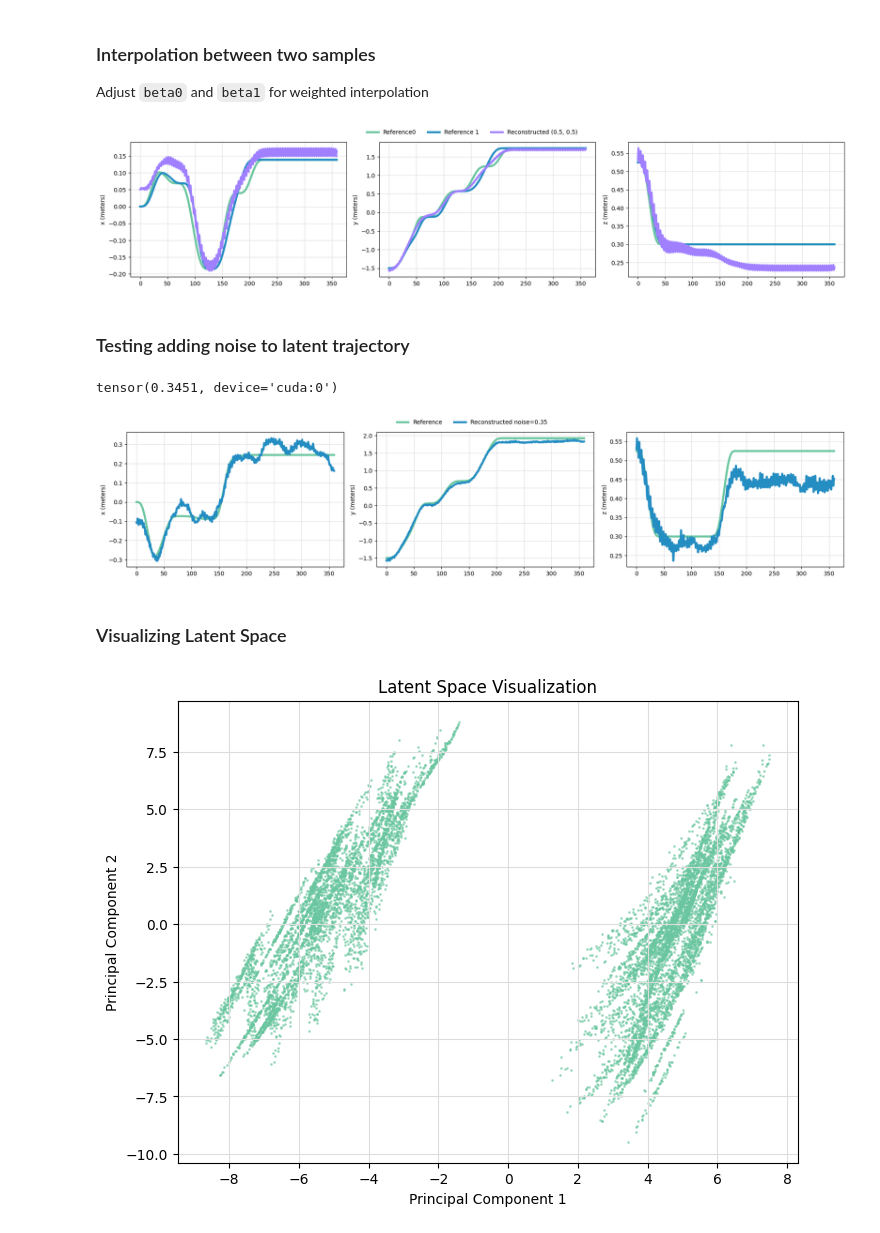
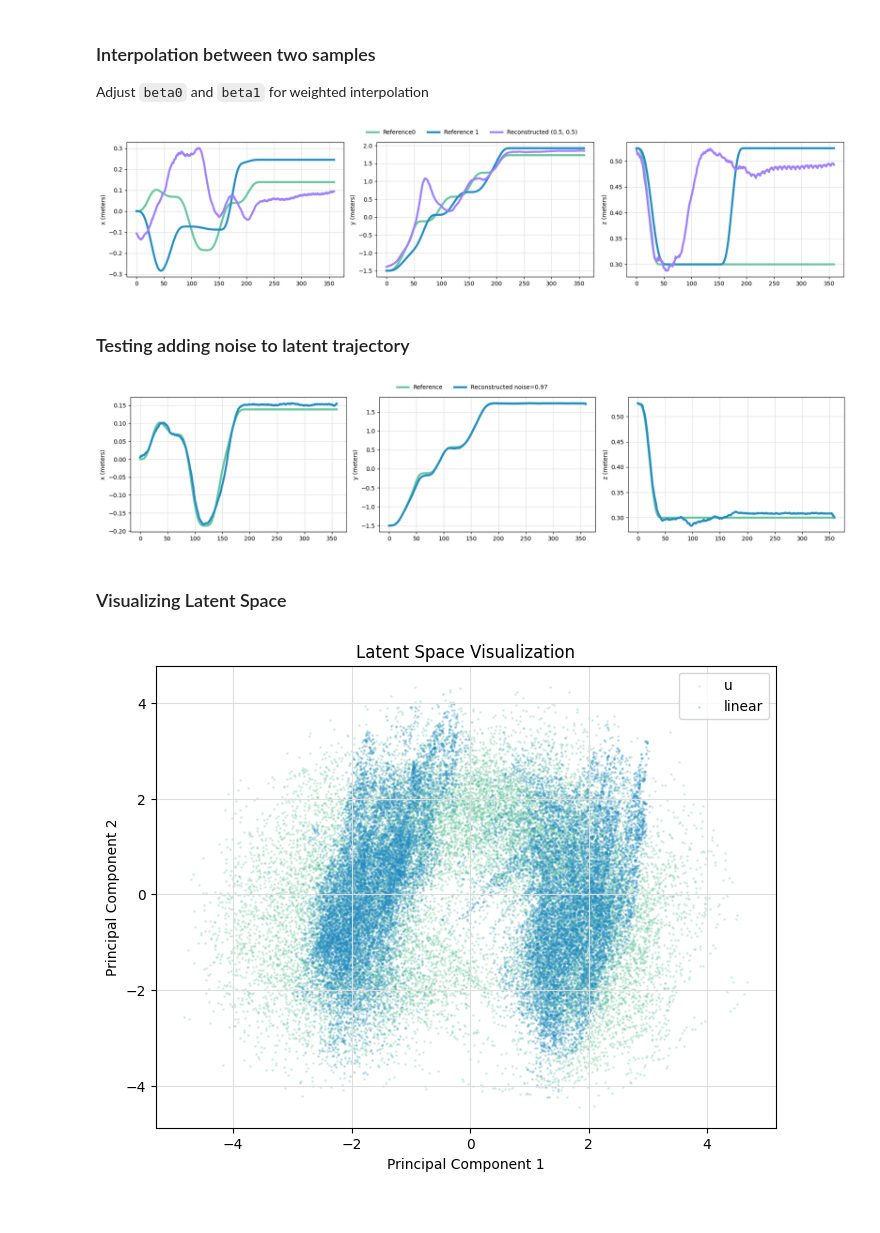
Before and after one commit to sparthaje/quadrotor-diffusion, a Jupyter notebook: notebooks/vae.ipynb, the cells around one changed output. Drawn from its saved outputs; the diff is of its cells as text; code cells hidden in the pictures.

```diff
--- a/notebooks/vae.ipynb
+++ b/notebooks/vae.ipynb
@@ -26,7 +26,7 @@ ema: VAE_Wrapper = None
 normalizer: Normalizer = None
 trainer_args: TrainerArgs = None
 
-chkpt = get_checkpoint_file("../logs/training", 42)
+chkpt = get_checkpoint_file("../logs/training", 102)
 eval, _, normalizer, trainer_args = Trainer.load(chkpt)
 data = QuadrotorRaceTrajectoryDataset('../data', ["linear", "u"], 360, normalizer)
 print(chkpt)
@@ -88,7 +88,7 @@ plt.show()
 Adjust `beta0` and `beta1` for weighted interpolation
 # %%
 sample0 = data[16]
-sample1 = data[17]
+sample1 = data[117]
 
 reference0 = normalizer.undo(sample0).numpy()
 reference1 = normalizer.undo(sample1).numpy()
@@ -125,22 +125,21 @@ plt.subplots_adjust(top=0.9)
 plt.figlegend(['Reference0', "Reference 1", f'Reconstructed ({beta0}, {beta1})'], loc='upper center', ncol=3, frameon=False)
 plt.show()
 # %% [output]
-[figure, old version]
+[figure, new version]
 # %% [markdown]
 ### Testing adding noise to latent trajectory
 # %%
-sample0 = data[136]
+sample0 = data[0]
 
 reference0 = normalizer.undo(sample0).numpy()
 
-mu, logvar = eval.encode(sample0.unsqueeze(0).cuda(), padding=32)
+mu, logvar = eval.encode(sample0.unsqueeze(0).cuda(), padding=0)
 noise = torch.randn_like(mu)
-n_l = 1
+n_l = 1.0
 std = n_l * torch.exp(0.5 * logvar)
 mu_noise = mu + std * noise
-print(std.mean())
 
-reconstructed = eval.decode(mu_noise, 32).squeeze(0).cpu().numpy()
+reconstructed = eval.decode(mu_noise, 0).squeeze(0).cpu().numpy()
 
 plt.figure(figsize=(18, 4))
 plt.subplot(131)
@@ -163,8 +162,7 @@ plt.subplots_adjust(top=0.9)
 plt.figlegend(['Reference', f"Reconstructed noise={std.mean():.2f}"], loc='upper center', ncol=2, frameon=False)
 plt.show()
 # %% [output]
-tensor(0.3451, device='cuda:0')
-[figure, old version]
+[figure, new version]
 # %% [markdown]
 ### Visualizing Latent Space
 # %%
@@ -196,13 +199,16 @@ torch.cuda.ipc_collect()
 # %%
 pca = PCA(n_components=2)
-latent_space = pca.fit_transform(mu_flattened)
-
-plt.figure(figsize=(8, 6))
-plt.scatter(latent_space[:, 0], latent_space[:, 1], alpha=0.5, s=1)
+latent_spaces = [pca.fit_transform(mu_flat) for mu_flat in all_courses]
+plt.figure(figsize=(8,6))
+for latent_space,course_type in zip(latent_spaces[::-1],course_types[::-1]):
+    # if course_type=='u':
+    #     continue
+    plt.scatter(latent_space[:,0],latent_space[:,1],alpha=0.2,s=1,label=course_type)
+legend = plt.legend()
 plt.title('Latent Space Visualization')
 plt.xlabel('Principal Component 1')
 plt.ylabel('Principal Component 2')
 plt.grid()
 plt.show()
 # %% [output]
-[figure, old version]
+[figure, new version]
```
Also changed, not shown: parts of 6 cells of this notebook, 15 other files.
